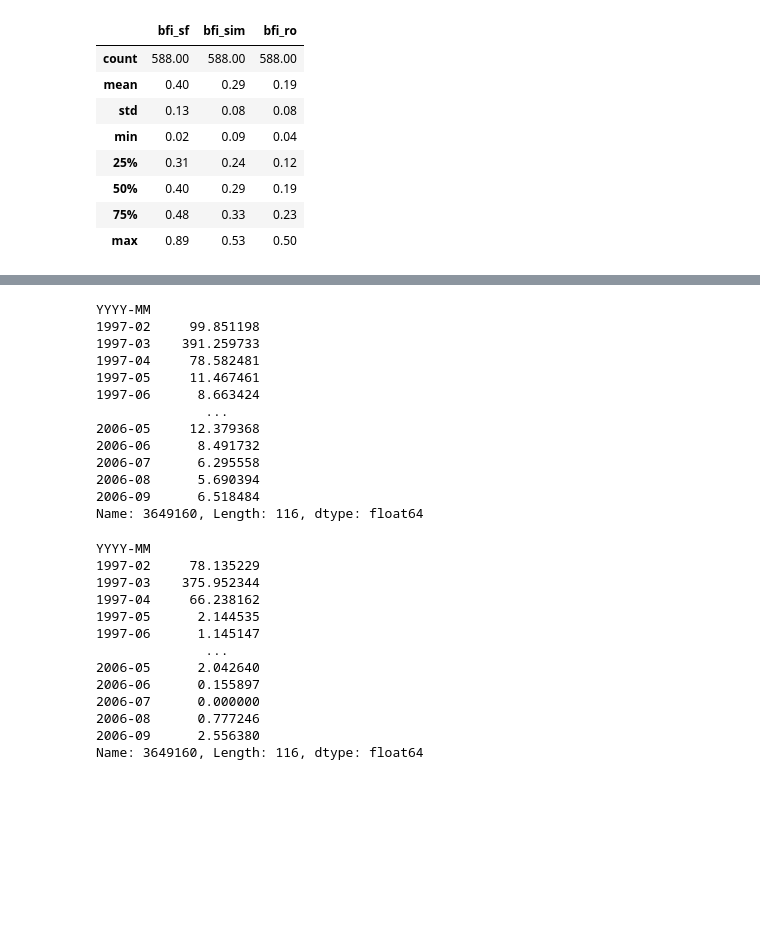
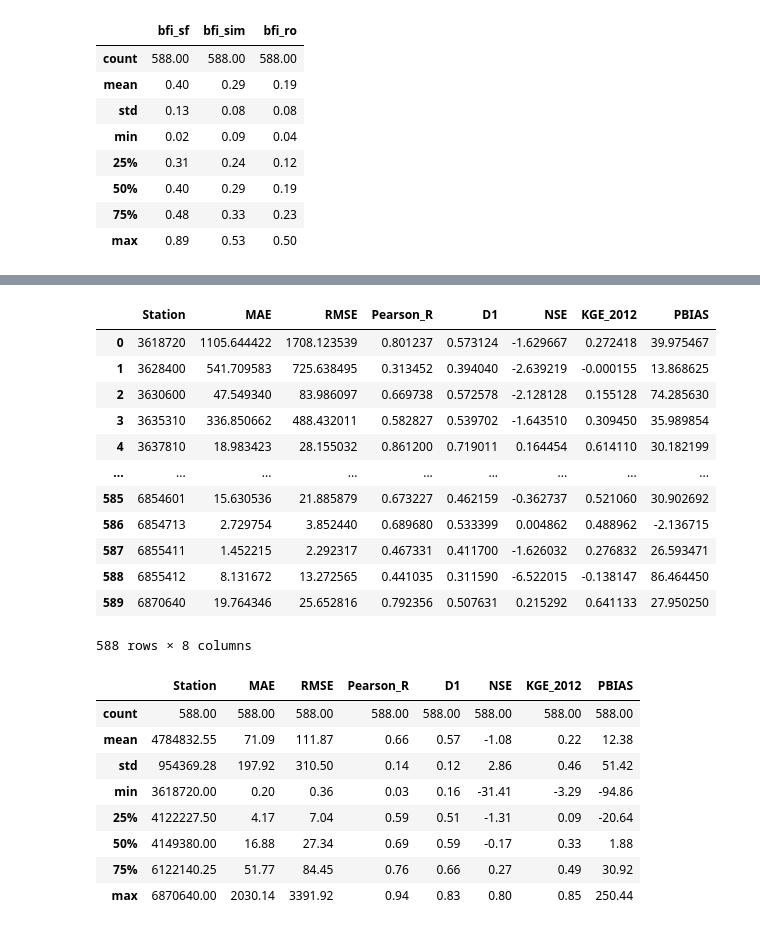
Before and after one commit to jevago262000/PhD_1-Water_Balance, a Jupyter notebook: 10.baseflow_index.ipynb, the cells around one changed output, grey strips where cells are left out. Drawn from its saved outputs; the diff is of its cells as text; code cells hidden in the pictures; blank space fills up the shorter version.

```diff
--- a/10.baseflow_index.ipynb
+++ b/10.baseflow_index.ipynb
@@ -388,32 +372,30 @@ Name: 3649160, Length: 116, dtype: float64
-# %%
-sim_ser
-# %% [output]
-YYYY-MM
-1997-02     99.851198
-1997-03    391.259733
-1997-04     78.582481
-1997-05     11.467461
-1997-06      8.663424
-              ...
-2006-05     12.379368
-2006-06      8.491732
-2006-07      6.295558
-2006-08      5.690394
-2006-09      6.518484
-Name: 3649160, Length: 116, dtype: float64
-# %%
-ro_ser
-# %% [output]
-YYYY-MM
-1997-02     78.135229
-1997-03    375.952344
-1997-04     66.238162
-1997-05      2.144535
-1997-06      1.145147
-              ...
-2006-05      2.042640
-2006-06      0.155897
-2006-07      0.000000
-2006-08      0.777246
-2006-09      2.556380
-Name: 3649160, Length: 116, dtype: float64
+# %%
+stats_df_final = pd.read_csv(css_folder + "//streamflow_monthly_stats_based-on_monthly_k.csv")
+stats_df_final = stats_df_final[stats_df_final['Station'].astype(str).isin(bfi_df['station_no'].astype(str))]
+stats_df_final
+# %% [output]
+|  | Station | MAE | RMSE | Pearson_R | D1 | NSE | KGE_2012 | PBIAS |
+| 0 | 3618720 | 1105.644422 | 1708.123539 | 0.801237 | 0.573124 | -1.629667 | 0.272418 | 39.975467 |
+| 1 | 3628400 | 541.709583 | 725.638495 | 0.313452 | 0.394040 | -2.639219 | -0.000155 | 13.868625 |
+| 2 | 3630600 | 47.549340 | 83.986097 | 0.669738 | 0.572578 | -2.128128 | 0.155128 | 74.285630 |
+| 3 | 3635310 | 336.850662 | 488.432011 | 0.582827 | 0.539702 | -1.643510 | 0.309450 | 35.989854 |
+| 4 | 3637810 | 18.983423 | 28.155032 | 0.861200 | 0.719011 | 0.164454 | 0.614110 | 30.182199 |
+| ... | ... | ... | ... | ... | ... | ... | ... | ... |
+| 585 | 6854601 | 15.630536 | 21.885879 | 0.673227 | 0.462159 | -0.362737 | 0.521060 | 30.902692 |
+| 586 | 6854713 | 2.729754 | 3.852440 | 0.689680 | 0.533399 | 0.004862 | 0.488962 | -2.136715 |
+| 587 | 6855411 | 1.452215 | 2.292317 | 0.467331 | 0.411700 | -1.626032 | 0.276832 | 26.593471 |
+| 588 | 6855412 | 8.131672 | 13.272565 | 0.441035 | 0.311590 | -6.522015 | -0.138147 | 86.464450 |
+| 589 | 6870640 | 19.764346 | 25.652816 | 0.792356 | 0.507631 | 0.215292 | 0.641133 | 27.950250 |
+588 rows × 8 columns
+# %%
+stats_df_final.describe().map(lambda x: f"{x:.2f}")
+# %% [output]
+|  | Station | MAE | RMSE | Pearson_R | D1 | NSE | KGE_2012 | PBIAS |
+| count | 588.00 | 588.00 | 588.00 | 588.00 | 588.00 | 588.00 | 588.00 | 588.00 |
+| mean | 4784832.55 | 71.09 | 111.87 | 0.66 | 0.57 | -1.08 | 0.22 | 12.38 |
+| std | 954369.28 | 197.92 | 310.50 | 0.14 | 0.12 | 2.86 | 0.46 | 51.42 |
+| min | 3618720.00 | 0.20 | 0.36 | 0.03 | 0.16 | -31.41 | -3.29 | -94.86 |
+| 25% | 4122227.50 | 4.17 | 7.04 | 0.59 | 0.51 | -1.31 | 0.09 | -20.64 |
+| 50% | 4149380.00 | 16.88 | 27.34 | 0.69 | 0.59 | -0.17 | 0.33 | 1.88 |
+| 75% | 6122140.25 | 51.77 | 84.45 | 0.76 | 0.66 | 0.27 | 0.49 | 30.92 |
+| max | 6870640.00 | 2030.14 | 3391.92 | 0.94 | 0.83 | 0.80 | 0.85 | 250.44 |
```
Also changed, not shown: parts of 5 cells of this notebook.
